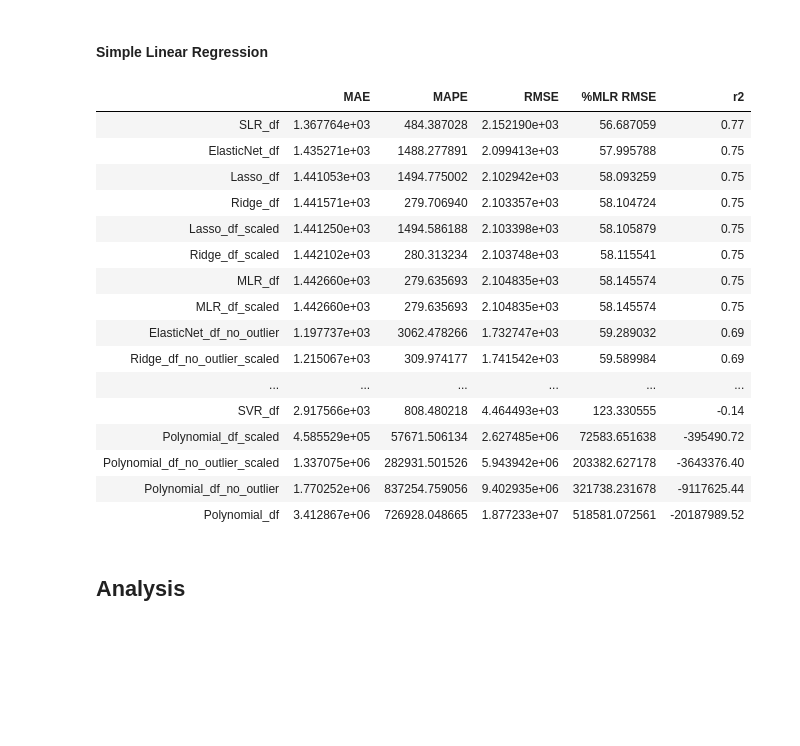
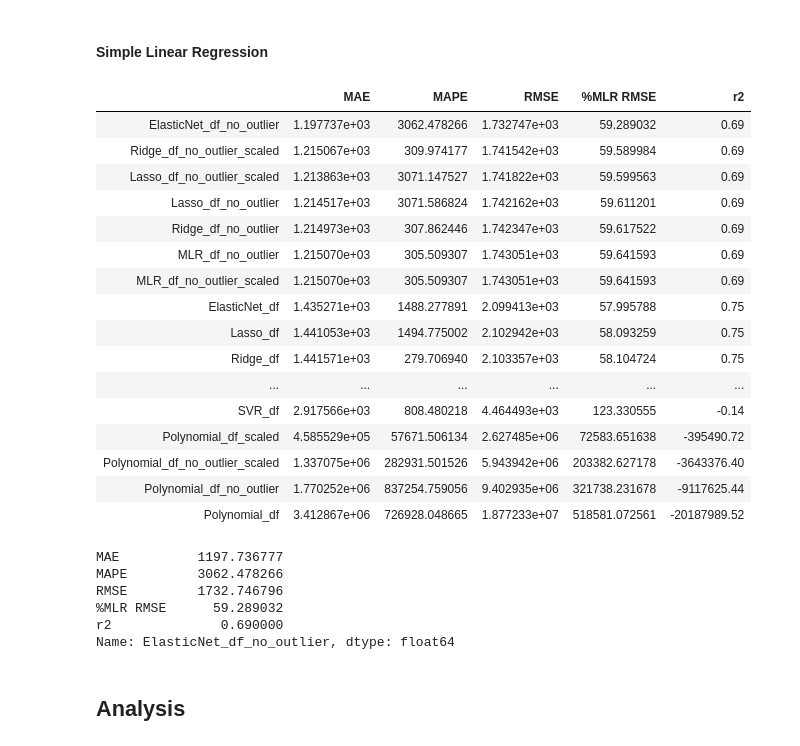
Before and after one commit to rizkyprilian/travel-time-prediction-ml, a Jupyter notebook: 03 Regression Model.ipynb, the cells around one changed output. Saved outputs shown, nothing was run; the diff lists cells and outputs as text; code cells hidden in the pictures; blank space fills up the shorter version.

```diff
--- a/03 Regression Model.ipynb
+++ b/03 Regression Model.ipynb
@@ -801,25 +803,34 @@ eval_80_20['SLR_df'] = {
 }
 # %%
 eval_80_20_df = pd.DataFrame(eval_80_20).T
-eval_80_20_df.sort_values(by='%MLR RMSE', ascending=True)
+eval_80_20_df.sort_values(by='RMSE', ascending=True)
 # %% [output]
 |  | MAE | MAPE | RMSE | %MLR RMSE | r2 |
-| SLR_df | 1.367764e+03 | 484.387028 | 2.152190e+03 | 56.687059 | 0.77 |
+| ElasticNet_df_no_outlier | 1.197737e+03 | 3062.478266 | 1.732747e+03 | 59.289032 | 0.69 |
+| Ridge_df_no_outlier_scaled | 1.215067e+03 | 309.974177 | 1.741542e+03 | 59.589984 | 0.69 |
+| Lasso_df_no_outlier_scaled | 1.213863e+03 | 3071.147527 | 1.741822e+03 | 59.599563 | 0.69 |
+| Lasso_df_no_outlier | 1.214517e+03 | 3071.586824 | 1.742162e+03 | 59.611201 | 0.69 |
+| Ridge_df_no_outlier | 1.214973e+03 | 307.862446 | 1.742347e+03 | 59.617522 | 0.69 |
+| MLR_df_no_outlier | 1.215070e+03 | 305.509307 | 1.743051e+03 | 59.641593 | 0.69 |
+| MLR_df_no_outlier_scaled | 1.215070e+03 | 305.509307 | 1.743051e+03 | 59.641593 | 0.69 |
 | ElasticNet_df | 1.435271e+03 | 1488.277891 | 2.099413e+03 | 57.995788 | 0.75 |
 | Lasso_df | 1.441053e+03 | 1494.775002 | 2.102942e+03 | 58.093259 | 0.75 |
 | Ridge_df | 1.441571e+03 | 279.706940 | 2.103357e+03 | 58.104724 | 0.75 |
-| Lasso_df_scaled | 1.441250e+03 | 1494.586188 | 2.103398e+03 | 58.105879 | 0.75 |
-| Ridge_df_scaled | 1.442102e+03 | 280.313234 | 2.103748e+03 | 58.115541 | 0.75 |
-| MLR_df | 1.442660e+03 | 279.635693 | 2.104835e+03 | 58.145574 | 0.75 |
-| MLR_df_scaled | 1.442660e+03 | 279.635693 | 2.104835e+03 | 58.145574 | 0.75 |
-| ElasticNet_df_no_outlier | 1.197737e+03 | 3062.478266 | 1.732747e+03 | 59.289032 | 0.69 |
-| Ridge_df_no_outlier_scaled | 1.215067e+03 | 309.974177 | 1.741542e+03 | 59.589984 | 0.69 |
 | ... | ... | ... | ... | ... | ... |
 | SVR_df | 2.917566e+03 | 808.480218 | 4.464493e+03 | 123.330555 | -0.14 |
 | Polynomial_df_scaled | 4.585529e+05 | 57671.506134 | 2.627485e+06 | 72583.651638 | -395490.72 |
 | Polynomial_df_no_outlier_scaled | 1.337075e+06 | 282931.501526 | 5.943942e+06 | 203382.627178 | -3643376.40 |
 | Polynomial_df_no_outlier | 1.770252e+06 | 837254.759056 | 9.402935e+06 | 321738.231678 | -9117625.44 |
 | Polynomial_df | 3.412867e+06 | 726928.048665 | 1.877233e+07 | 518581.072561 | -20187989.52 |
+# %%
+eval_80_20_df.loc['ElasticNet_df_no_outlier']
+# %% [output]
+MAE          1197.736777
+MAPE         3062.478266
+RMSE         1732.746796
+%MLR RMSE      59.289032
+r2              0.690000
+Name: ElasticNet_df_no_outlier, dtype: float64
 # %% [markdown]
 ## Analysis
 # %% [markdown]
```
Also changed, not shown: parts of 10 cells of this notebook, 5 other files.
